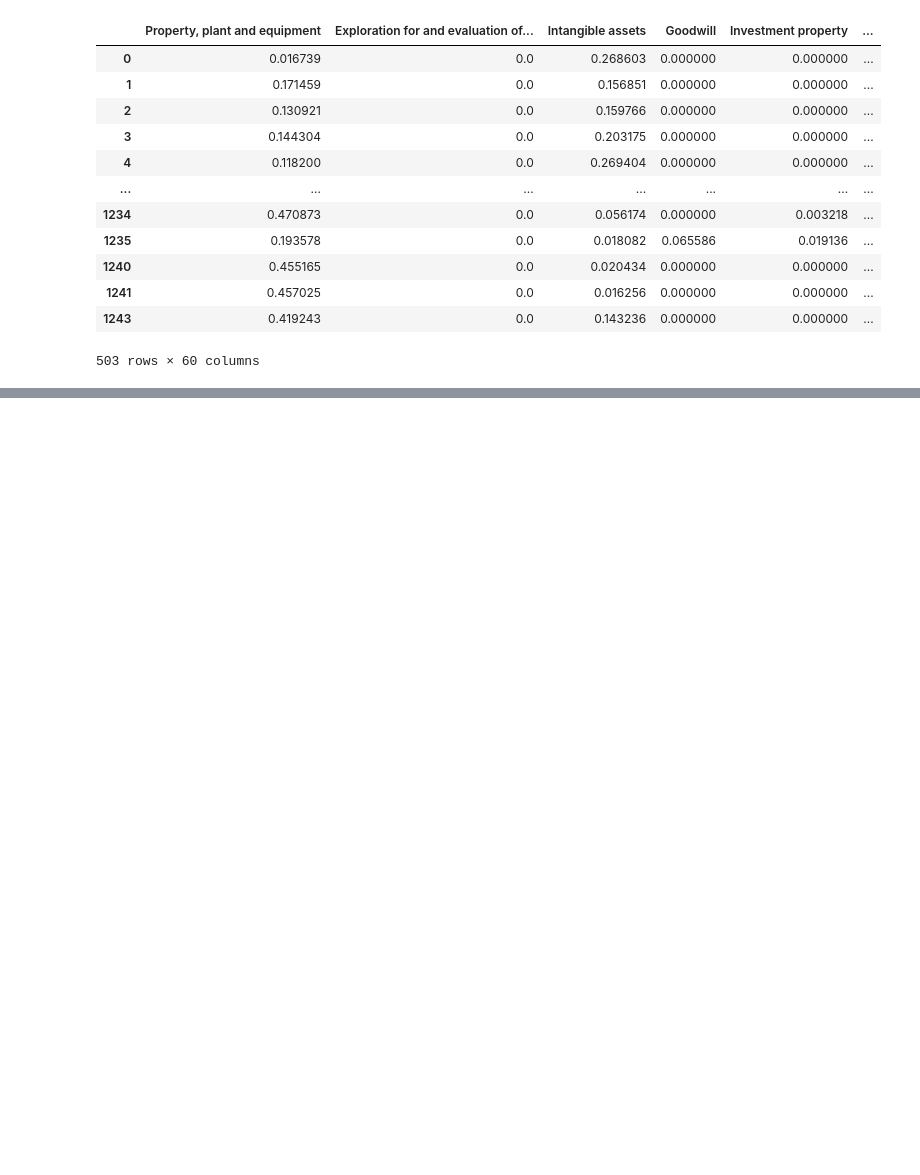
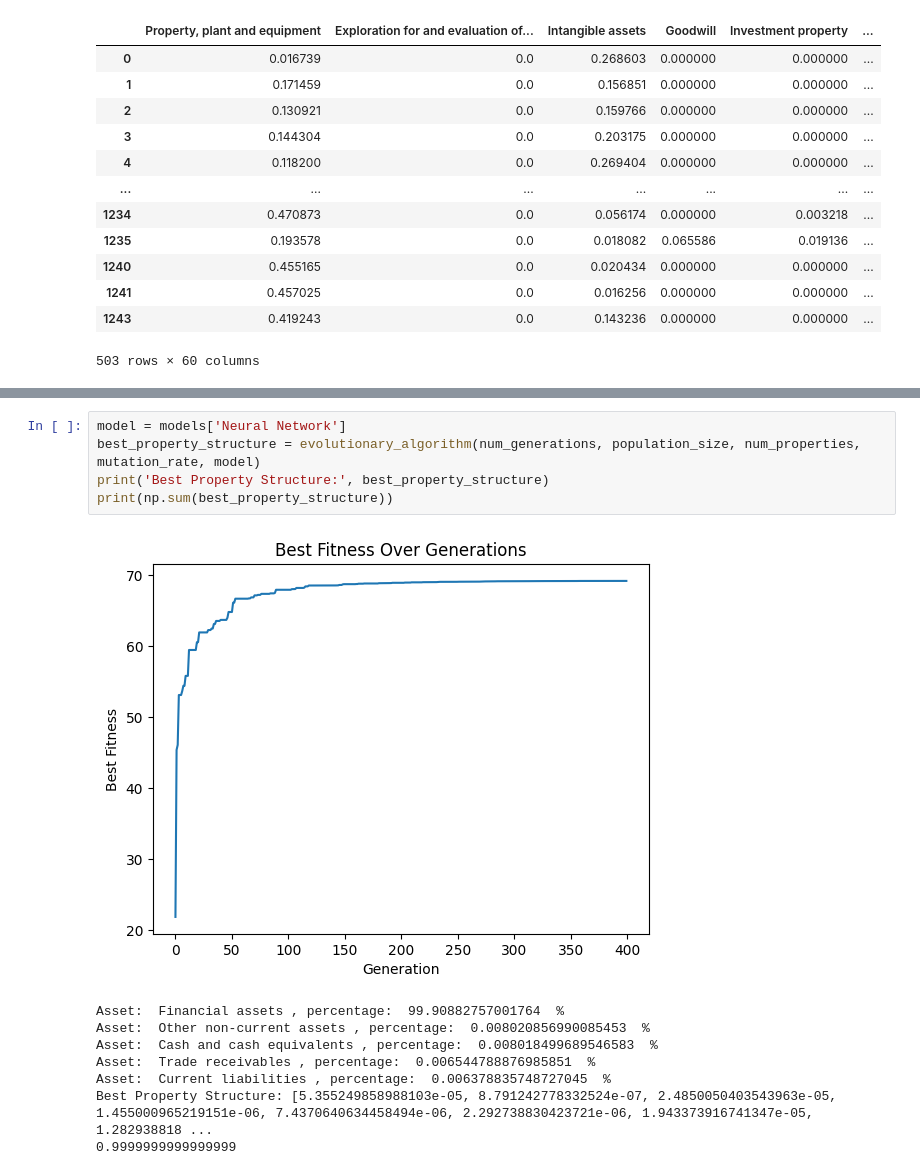
Before and after one commit to MehowBd/Evolutionary-optimization-of-the-capital-and-asset-structure, a Jupyter notebook: main.ipynb, the cells around one changed output, grey strips where cells are left out. Drawn from its saved outputs; the diff is of its cells as text; blank space fills up the shorter version.

```diff
--- a/main.ipynb
+++ b/main.ipynb
@@ -260,0 +312,14 @@ Generation 158, Best Fitness: 3087.0722152588964, Best Individual: [0.4213034137
+# %%
+model = models['Neural Network']
+best_property_structure = evolutionary_algorithm(num_generations, population_size, num_properties, mutation_rate, model)
+print('Best Property Structure:', best_property_structure)
+print(np.sum(best_property_structure))
+# %% [output]
+[figure, added]
+Asset:  Financial assets , percentage:  99.90882757001764  %
+Asset:  Other non-current assets , percentage:  0.008020856990085453  %
+Asset:  Cash and cash equivalents , percentage:  0.008018499689546583  %
+Asset:  Trade receivables , percentage:  0.006544788876985851  %
+Asset:  Current liabilities , percentage:  0.006378835748727045  %
+Best Property Structure: [5.355249858988103e-05, 8.791242778332524e-07, 2.4850050403543963e-05, 1.455000965219151e-06, 7.4370640634458494e-06, 2.292738830423721e-06, 1.943373916741347e-05, 1.282938818 ...
+0.9999999999999999
```
Also changed, not shown: parts of 6 cells of this notebook.
